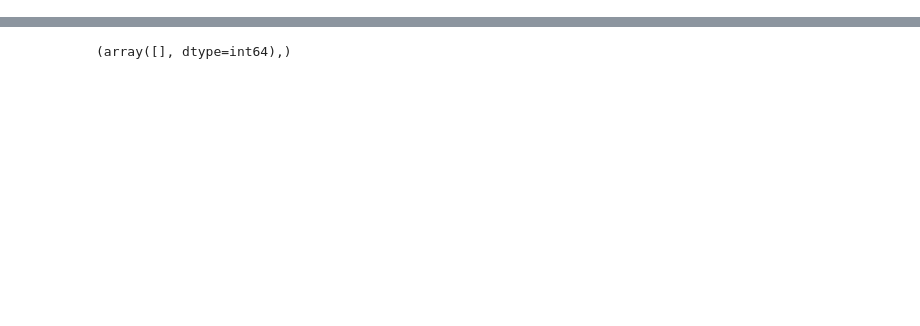
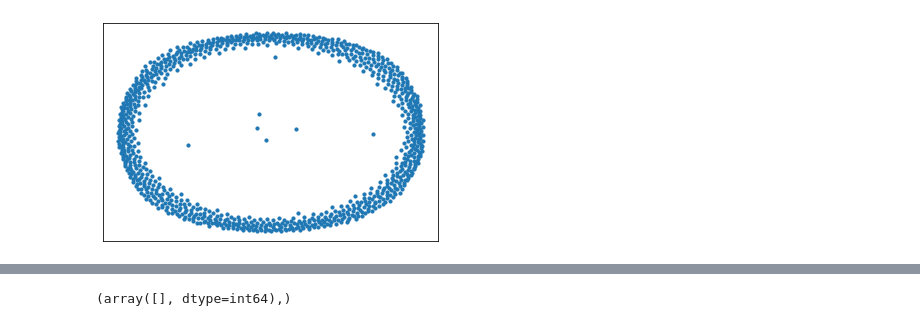
Before and after one commit to Tommy991118/Thesis-GNN, a Jupyter notebook: DataPipeline.ipynb, the cells around one changed output, grey strips where cells are left out. Cells and saved outputs as stored; diff of their text form; code cells hidden in the pictures; blank space fills up the shorter version.

Commit message:
Add files via upload
Final version data pipeline

```diff
--- a/DataPipeline.ipynb
+++ b/DataPipeline.ipynb
@@ -236,0 +113,5 @@ print(G.edges(182))
+# %%
+#n = sample size
+n = 1000
+df = df.sample(n=n, random_state=42)
+df = df.sort_index()
@@ -236,0 +124,9 @@ print(G.edges(182))
+# %%
+#Check which index have a duplicate
+df2 = df.duplicated(subset=['id'], keep = False)
+df2 = df2.loc[lambda x : x == True]
+df2 = pd.DataFrame(df2)
+indexes_dup = []
+for index, row in df2.iterrows():
+    indexes_dup.append(index)
+print(indexes_dup)
@@ -236,0 +135,2 @@ print(G.edges(182))
+# %%
+df.drop_duplicates(subset='id', keep='last', inplace=True)
@@ -236,0 +199,7 @@ print(G.edges(182))
+# %%
+# Exclude columns that should not be processed by the MinMaxScaler
+excluded_cols = ["index","id", "price", "lat", "long"]
+cols_to_scale = [col for col in df.columns if col not in excluded_cols]
+scaler = MinMaxScaler()
+df[cols_to_scale] = scaler.fit_transform(df[cols_to_scale])
+df.head()
@@ -236,0 +219,7 @@ print(G.edges(182))
+# %%
+G = nx.Graph()
+for index,row in df.iterrows():
+    G.add_node(row["index"], pos=(row["lat"], row["long"]), node_type="house")
+nx.draw_networkx(G, with_labels=False, node_size = 10)
+# %% [output]
+[figure, added]
```
Also changed, not shown: parts of 153 cells of this notebook.
